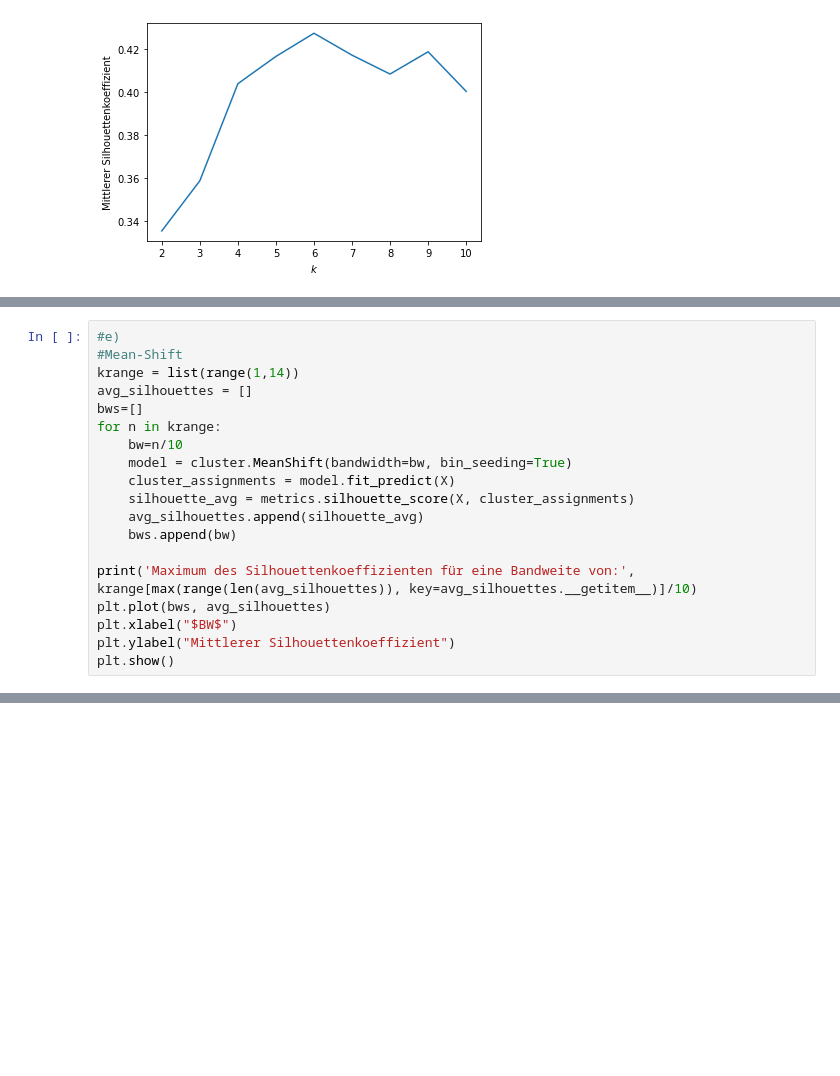
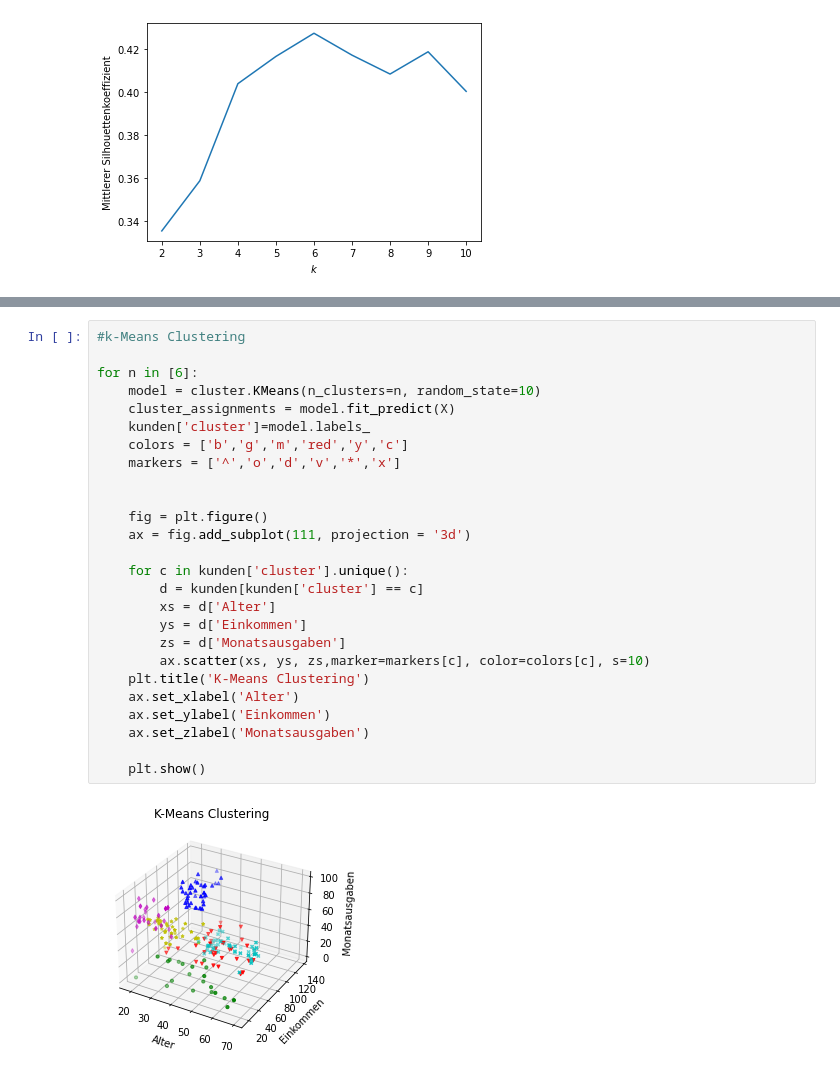
Before and after one commit to DeniseRekic/Notenbonus_CRM, a Jupyter notebook: Notenbonusprojekt.ipynb, the cells around one changed output, grey strips where cells are left out. Saved outputs shown, nothing was run; the diff lists cells and outputs as text; blank space fills up the shorter version.

Commit message:
DBSCAN, k-Means + text

```diff
--- a/Notenbonusprojekt.ipynb
+++ b/Notenbonusprojekt.ipynb
@@ -326,19 +113,0 @@ for n in [2,4,6]:
-# %%
-#e)
-#Mean-Shift
-krange = list(range(1,14))
-avg_silhouettes = []
-bws=[]
-for n in krange:
-    bw=n/10
-    model = cluster.MeanShift(bandwidth=bw, bin_seeding=True)
-    cluster_assignments = model.fit_predict(X)
-    silhouette_avg = metrics.silhouette_score(X, cluster_assignments)
-    avg_silhouettes.append(silhouette_avg)
-    bws.append(bw)
-
-print('Maximum des Silhouettenkoeffizienten für eine Bandweite von:', krange[max(range(len(avg_silhouettes)), key=avg_silhouettes.__getitem__)]/10)
-plt.plot(bws, avg_silhouettes)
-plt.xlabel("$BW$")
-plt.ylabel("Mittlerer Silhouettenkoeffizient")
-plt.show()
@@ -370,0 +124,28 @@ plt.show()
+# %%
+#k-Means Clustering
+
+for n in [6]:
+    model = cluster.KMeans(n_clusters=n, random_state=10)
+    cluster_assignments = model.fit_predict(X)
+    kunden['cluster']=model.labels_
+    colors = ['b','g','m','red','y','c']
+    markers = ['^','o','d','v','*','x']
+
+
+    fig = plt.figure()
+    ax = fig.add_subplot(111, projection = '3d')
+
+    for c in kunden['cluster'].unique():
+        d = kunden[kunden['cluster'] == c]
+        xs = d['Alter']
+        ys = d['Einkommen']
+        zs = d['Monatsausgaben']
+        ax.scatter(xs, ys, zs,marker=markers[c], color=colors[c], s=10)
+    plt.title('K-Means Clustering')
+    ax.set_xlabel('Alter')
+    ax.set_ylabel('Einkommen')
+    ax.set_zlabel('Monatsausgaben')
+
+    plt.show()
+# %% [output]
+[figure, added]
```
Also changed, not shown: parts of 40 cells of this notebook.
